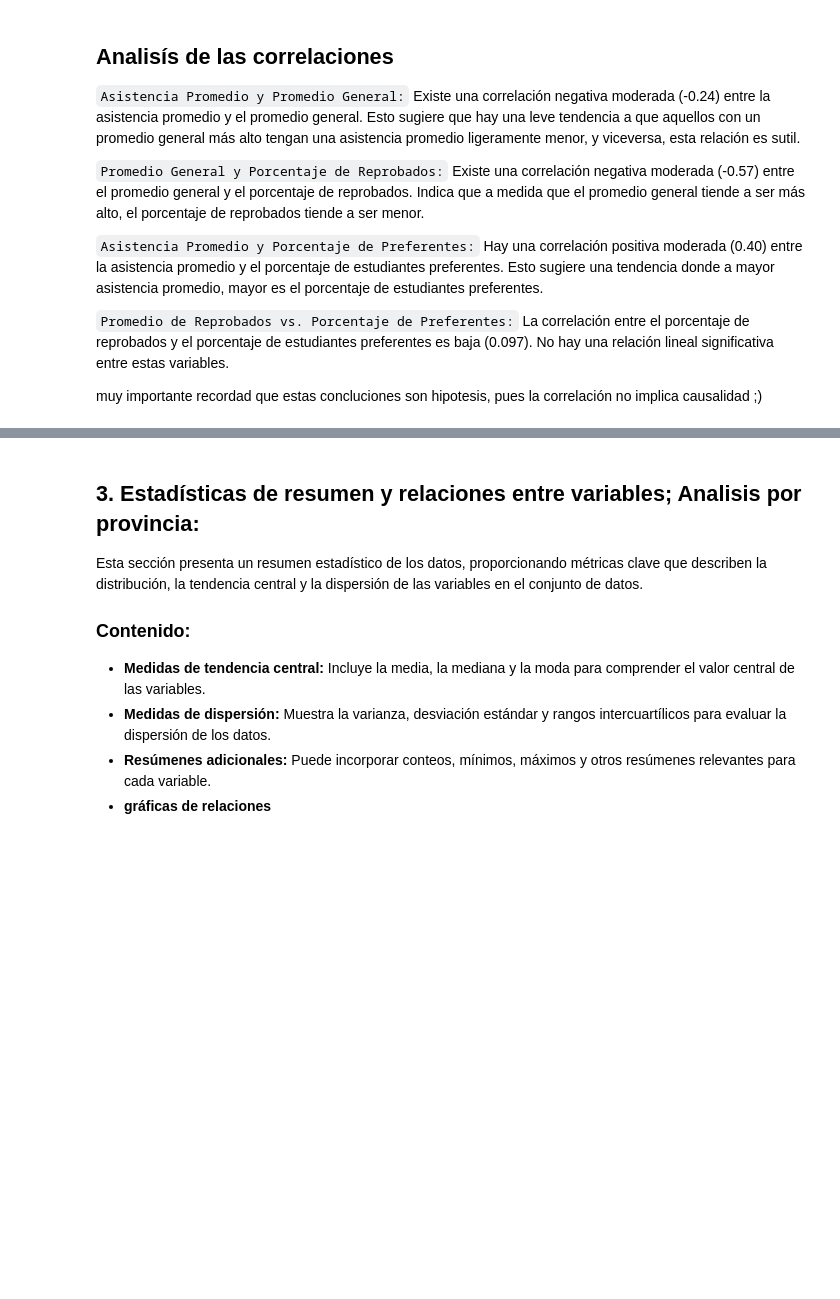
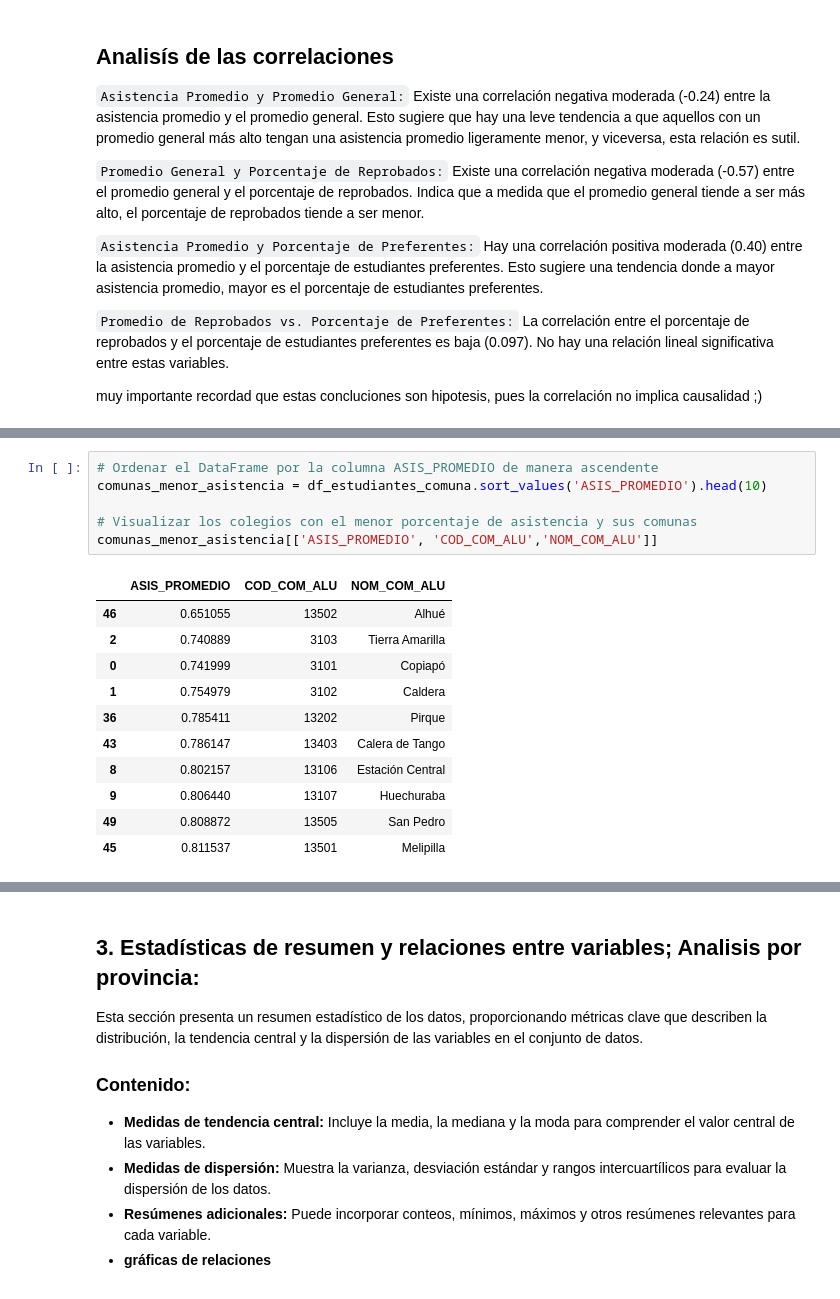
Before and after one commit to sofiafuentess/Proyecto-IMT2200-GRUPO-7, a Jupyter notebook: analisis_data/EDA_info_por_estudiante.ipynb, the cells around one changed output, grey strips where cells are left out. Cells and saved outputs as stored; diff of their text form; blank space fills up the shorter version.

```diff
--- a/analisis_data/EDA_info_por_estudiante.ipynb
+++ b/analisis_data/EDA_info_por_estudiante.ipynb
@@ -495,0 +488,18 @@ muy importante recordad que estas concluciones son hipotesis, pues la correlaci
+# %%
+# Ordenar el DataFrame por la columna ASIS_PROMEDIO de manera ascendente
+comunas_menor_asistencia = df_estudiantes_comuna.sort_values('ASIS_PROMEDIO').head(10)
+
+# Visualizar los colegios con el menor porcentaje de asistencia y sus comunas
+comunas_menor_asistencia[['ASIS_PROMEDIO', 'COD_COM_ALU','NOM_COM_ALU']]
+# %% [output]
+|  | ASIS_PROMEDIO | COD_COM_ALU | NOM_COM_ALU |
+| 46 | 0.651055 | 13502 | Alhué |
+| 2 | 0.740889 | 3103 | Tierra Amarilla |
+| 0 | 0.741999 | 3101 | Copiapó |
+| 1 | 0.754979 | 3102 | Caldera |
+| 36 | 0.785411 | 13202 | Pirque |
+| 43 | 0.786147 | 13403 | Calera de Tango |
+| 8 | 0.802157 | 13106 | Estación Central |
+| 9 | 0.806440 | 13107 | Huechuraba |
+| 49 | 0.808872 | 13505 | San Pedro |
+| 45 | 0.811537 | 13501 | Melipilla |
```
Also changed, not shown: parts of 20 cells of this notebook, 2 other files.
